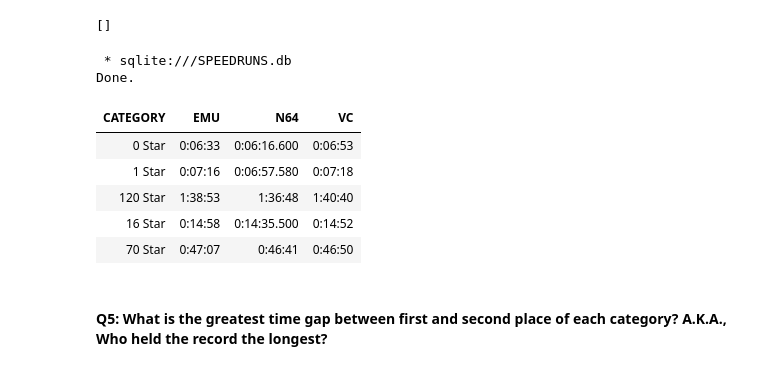
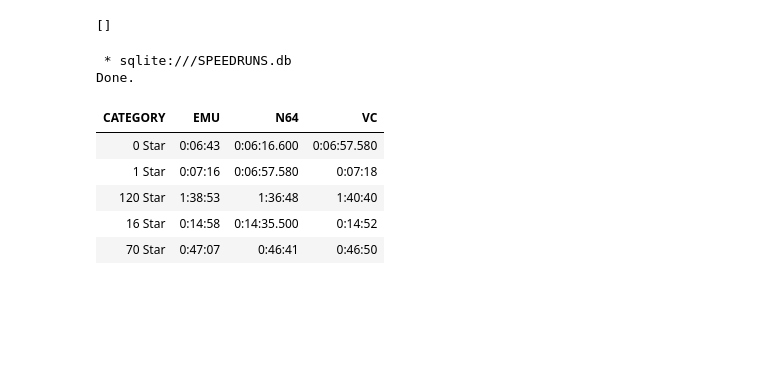
Before and after one commit to ouchmode/SM64-Speedrun-Data, a Jupyter notebook: SM64_Speedruns.ipynb, the cells around one changed output. Cells and saved outputs as stored; diff of their text form; code cells hidden in the pictures; blank space fills up the shorter version.

```diff
--- a/SM64_Speedruns.ipynb
+++ b/SM64_Speedruns.ipynb
@@ -420,23 +421,25 @@ UPDATE ALL_CAT_SPEEDRUNS
 # %%
 %%sql
 
-/*This is essentially it. This is something that'd be better viewed in a chart / graph.*/
+/*This is essentially it. This is something that'd be better viewed in a chart or graph.*/
 
 SELECT CATEGORY,
     MIN(CASE WHEN PLATFORM = 'EMU' THEN RUN_TIME END) AS EMU,
     MIN(CASE WHEN PLATFORM = 'N64' THEN RUN_TIME END) AS N64,
     MIN(CASE WHEN PLATFORM = 'VC' THEN RUN_TIME END) AS VC
-FROM ALL_CAT_SPEEDRUNS
+FROM
+(
+    SELECT *
+    FROM ALL_CAT_SPEEDRUNS
+    WHERE VERIFIED = 'Yes' AND SUBMISSION_DATE IS NOT NULL AND PLAYER_NAME IS NOT NULL AND COUNTRY IS NOT NULL
+)
 GROUP BY CATEGORY
---HAVING PLACE == 1
 # %% [output]
  * sqlite:///SPEEDRUNS.db
 Done.
 | CATEGORY | EMU | N64 | VC |
-| 0 Star | 0:06:33 | 0:06:16.600 | 0:06:53 |
+| 0 Star | 0:06:43 | 0:06:16.600 | 0:06:57.580 |
 | 1 Star | 0:07:16 | 0:06:57.580 | 0:07:18 |
 | 120 Star | 1:38:53 | 1:36:48 | 1:40:40 |
 | 16 Star | 0:14:58 | 0:14:35.500 | 0:14:52 |
 | 70 Star | 0:47:07 | 0:46:41 | 0:46:50 |
-# %% [markdown]
-#### **Q5: What is the greatest time gap between first and second place of each category? A.K.A., Who held the record the longest?**
```
Also changed, not shown: parts of 4 cells of this notebook.
